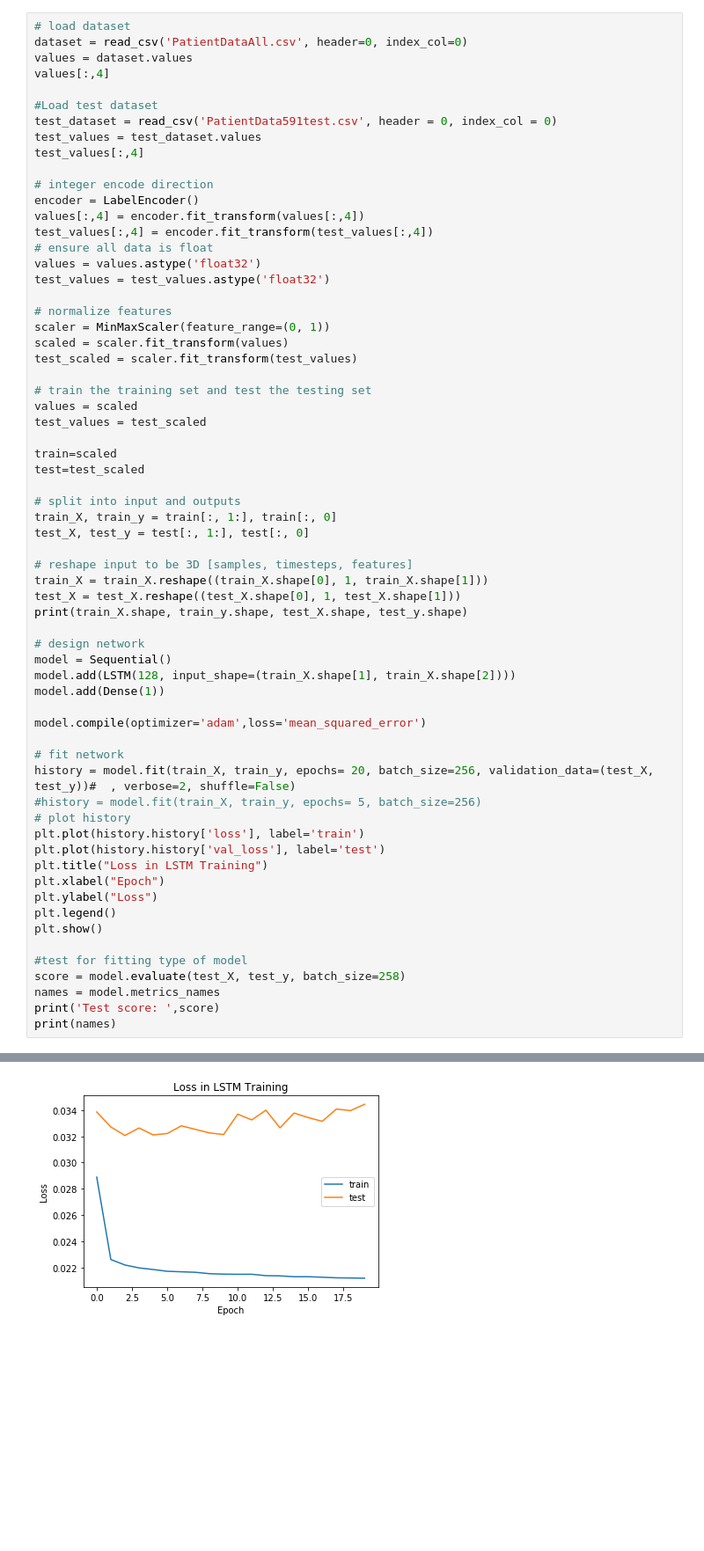
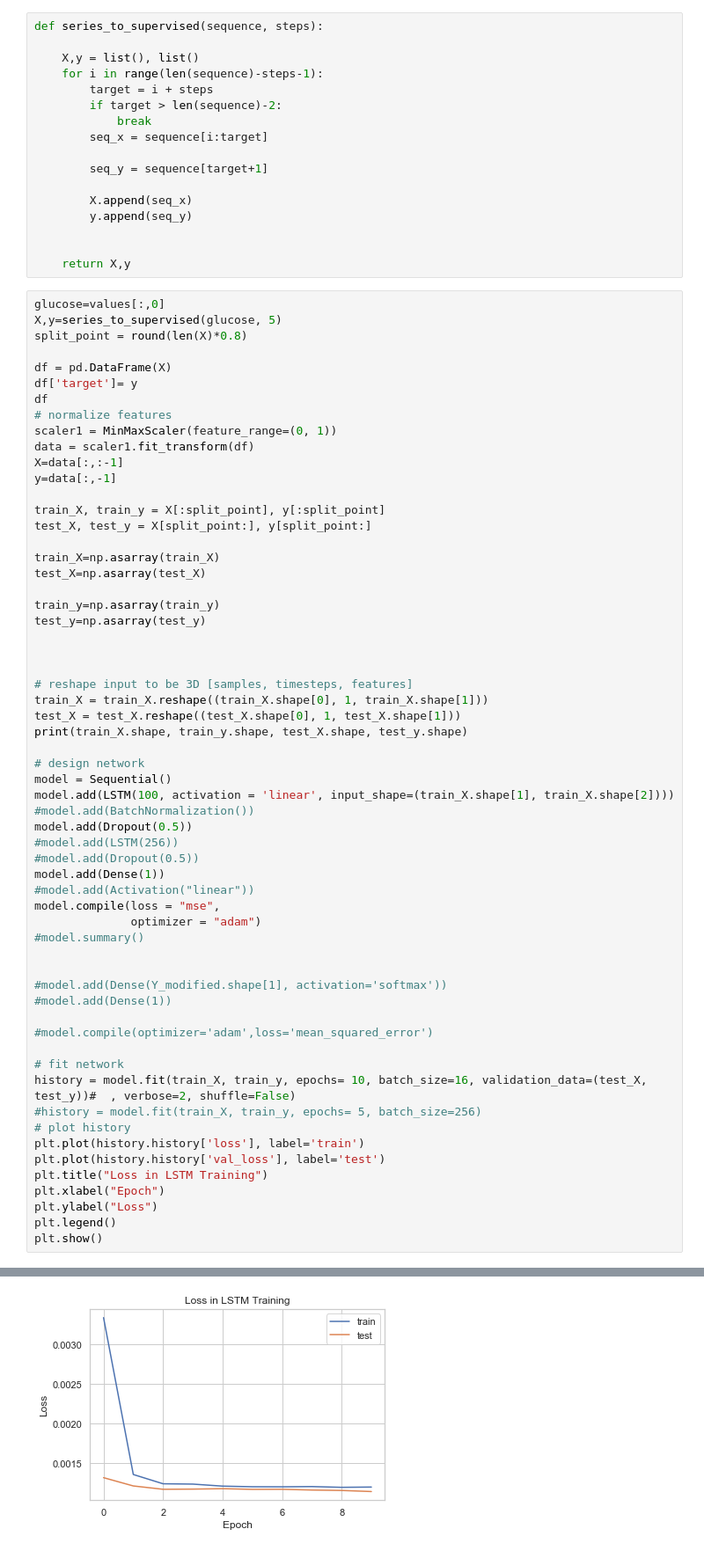
Before and after one commit to trile83/Glucose-Prediction, a Jupyter notebook: LSTM Glucose Patient 591 Final.ipynb, the cells around one changed output, grey strips where cells are left out. Shown at 88% size. Saved outputs shown, nothing was run; the diff lists cells and outputs as text; blank space fills up the shorter version.

```diff
--- a/LSTM Glucose Patient 591 Final.ipynb
+++ b/LSTM Glucose Patient 591 Final.ipynb
@@ -31,37 +243,44 @@ from keras.layers import LSTM
+# %%
+def series_to_supervised(sequence, steps):
+
+    X,y = list(), list()
+    for i in range(len(sequence)-steps-1):
+        target = i + steps
+        if target > len(sequence)-2:
+            break
+        seq_x = sequence[i:target]
+
+        seq_y = sequence[target+1]
+
+        X.append(seq_x)
+        y.append(seq_y)
+
+
+    return X,y
 # %%
-# load dataset
-dataset = read_csv('PatientDataAll.csv', header=0, index_col=0)
-values = dataset.values
-values[:,4]
+glucose=values[:,0]
+X,y=series_to_supervised(glucose, 5)
+split_point = round(len(X)*0.8)
 
-#Load test dataset
-test_dataset = read_csv('PatientData591test.csv', header = 0, index_col = 0)
-test_values = test_dataset.values
-test_values[:,4]
+df = pd.DataFrame(X)
+df['target']= y
+df
+# normalize features
+scaler1 = MinMaxScaler(feature_range=(0, 1))
+data = scaler1.fit_transform(df)
+X=data[:,:-1]
+y=data[:,-1]
 
-# integer encode direction
-encoder = LabelEncoder()
-values[:,4] = encoder.fit_transform(values[:,4])
-test_values[:,4] = encoder.fit_transform(test_values[:,4])
-# ensure all data is float
-values = values.astype('float32')
-test_values = test_values.astype('float32')
+train_X, train_y = X[:split_point], y[:split_point]
+test_X, test_y = X[split_point:], y[split_point:]
 
-# normalize features
-scaler = MinMaxScaler(feature_range=(0, 1))
-scaled = scaler.fit_transform(values)
-test_scaled = scaler.fit_transform(test_values)
+train_X=np.asarray(train_X)
+test_X=np.asarray(test_X)
 
-# train the training set and test the testing set
-values = scaled
-test_values = test_scaled
+train_y=np.asarray(train_y)
+test_y=np.asarray(test_y)
 
-train=scaled
-test=test_scaled
 
-# split into input and outputs
-train_X, train_y = train[:, 1:], train[:, 0]
-test_X, test_y = test[:, 1:], test[:, 0]
 
 # reshape input to be 3D [samples, timesteps, features]
 train_X = train_X.reshape((train_X.shape[0], 1, train_X.shape[1]))
@@ -70,13 +289,25 @@ print(train_X.shape, train_y.shape, test_X.shape, test_y.shape)
 
 # design network
 model = Sequential()
-model.add(LSTM(128, input_shape=(train_X.shape[1], train_X.shape[2])))
+model.add(LSTM(100, activation = 'linear', input_shape=(train_X.shape[1], train_X.shape[2])))
+#model.add(BatchNormalization())
+model.add(Dropout(0.5))
+#model.add(LSTM(256))
+#model.add(Dropout(0.5))
 model.add(Dense(1))
+#model.add(Activation("linear"))
+model.compile(loss = "mse",
+              optimizer = "adam")
+#model.summary()
 
-model.compile(optimizer='adam',loss='mean_squared_error')
+
+#model.add(Dense(Y_modified.shape[1], activation='softmax'))
+#model.add(Dense(1))
+
+#model.compile(optimizer='adam',loss='mean_squared_error')
 
 # fit network
-history = model.fit(train_X, train_y, epochs= 20, batch_size=256, validation_data=(test_X, test_y))#  , verbose=2, shuffle=False)
+history = model.fit(train_X, train_y, epochs= 10, batch_size=16, validation_data=(test_X, test_y))#  , verbose=2, shuffle=False)
 #history = model.fit(train_X, train_y, epochs= 5, batch_size=256)
 # plot history
 plt.plot(history.history['loss'], label='train')
@@ -86,10 +317,4 @@ plt.xlabel("Epoch")
 plt.ylabel("Loss")
 plt.legend()
 plt.show()
-
-#test for fitting type of model
-score = model.evaluate(test_X, test_y, batch_size=258)
-names = model.metrics_names
-print('Test score: ',score)
-print(names)
 # %% [output]
@@ -113 +338 @@ Epoch 20/20
-[figure, old version]
+[figure, new version]
```
Also changed, not shown: parts of 17 cells of this notebook.
